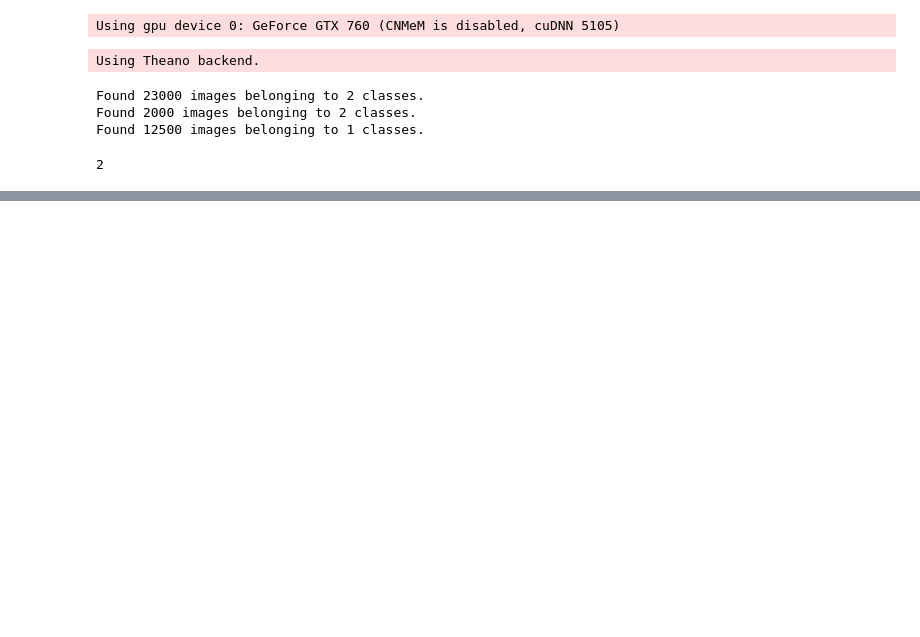
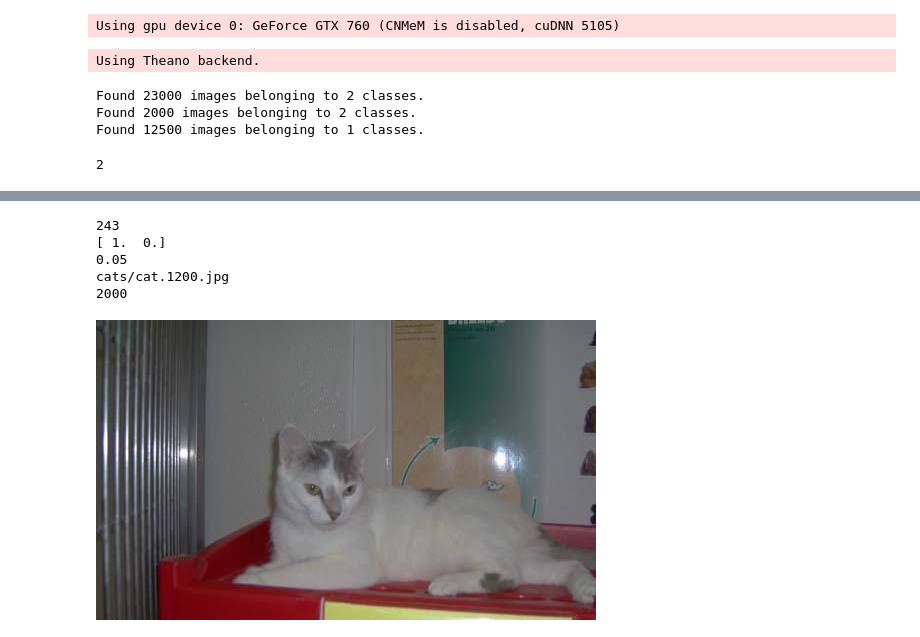
Before and after one commit to fastai/courses, a Jupyter notebook: deeplearning1/nbs/MyOwnVgg.ipynb, the cells around one changed output, grey strips where cells are left out. Saved outputs shown, nothing was run; the diff lists cells and outputs as text; code cells hidden in the pictures; blank space fills up the shorter version.

Commit message:
models pushing

```diff
--- a/deeplearning1/nbs/MyOwnVgg.ipynb
+++ b/deeplearning1/nbs/MyOwnVgg.ipynb
@@ -129,7 +129,7 @@ class hgg:
         self.classes = classes
 
 
-    def compile(self, lr=0.001):
+    def compile(self, lr=0.01):
         self.model.compile(optimizer=Adam(lr=lr), loss='categorical_crossentropy',metrics=['accuracy'])
     def fit(self,train_batches, validation_batches):
         self.model.fit_generator(train_batches,
@@ -160,19 +160,19 @@ h.finetune(train_batches)
 # %% [output]
 2
 # %%
-train_now=True
-no_of_epochs=4
+train_now=False
+no_of_epochs=3
 if train_now==True:
     latest_weights_filename = None
     for epoch in range(no_of_epochs):
         print "Running epoch: %d" % epoch
-        if(epoch>=3):
+        if(epoch>=2):
             h.model.optimizer.lr = 0.001
-        h.fit (train_batches, validation_batches)
-        latest_weights_filename = 'ft%d.h5' % epoch
+        h.fit(train_batches, validation_batches)
+        latest_weights_filename = '/ft%d.h5' % epoch
         h.model.save_weights(results_path+latest_weights_filename)
     print "Completed %s fit operations" % no_of_epochs
 else:
     print "loading from saved_model"
-    h.model.load_weights(results_path+"ft4.h5")
+    h.model.load_weights(results_path+"/ft2.h5")
 # %% [output]
@@ -184,7 +180,8 @@ Epoch 1/1
 # %%
-preds=h.model.predict_generator(test_batches, test_batches.nb_sample)
+preds=h.model.predict_generator(validation_batches, validation_batches.nb_sample)
 # %%
 is_dog = np.round(1- preds)
 print is_dog[:5]
-filenames = test_batches.filenames
+filenames = validation_batches.filenames
 print filenames[:5]
+print len(preds)
@@ -206,3 +224,23 @@ Image.open(test+"/" + filenames[idx])
+# %%
+from PIL import Image
+import random
+isdog = preds[:,1]
+isdog = isdog.clip(min=0.05, max=0.95)
+idx=int(random.random()*len(preds))
+print idx
+print preds[idx]
+print isdog[idx]
+print filenames[idx]
+print len(preds)
+
+Image.open(valid+"/" + filenames[idx])
+# %% [output]
+243
+[ 1.  0.]
+0.05
+cats/cat.1200.jpg
+2000
+[figure, added]
 # %%
 save_array(results_path + '/test_preds.dat', preds)
 save_array(results_path + '/filenames.dat', filenames)
```
Also changed, not shown: parts of 4 cells of this notebook, 2 other files.
